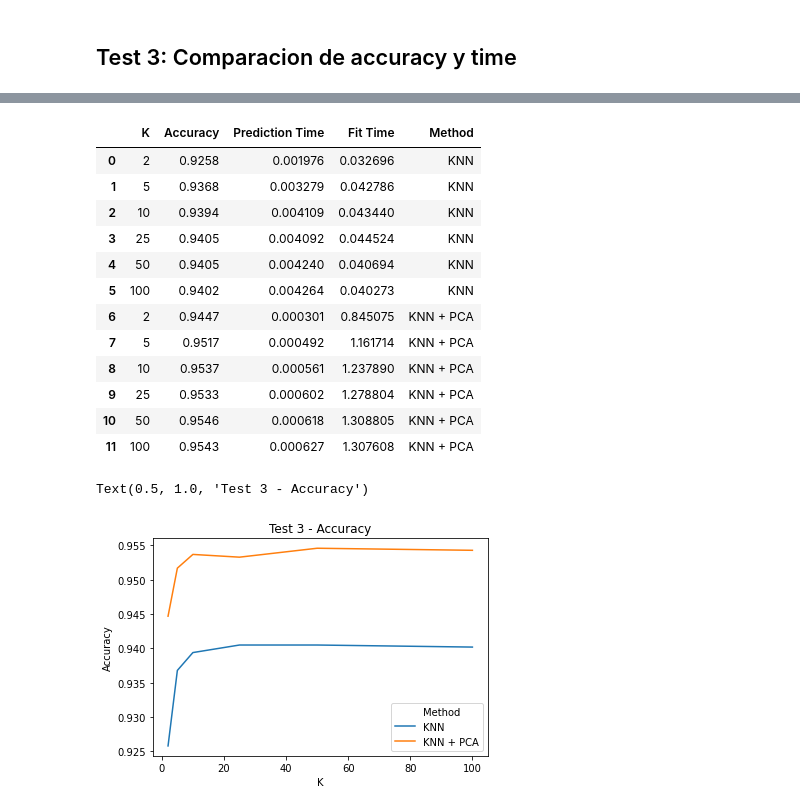
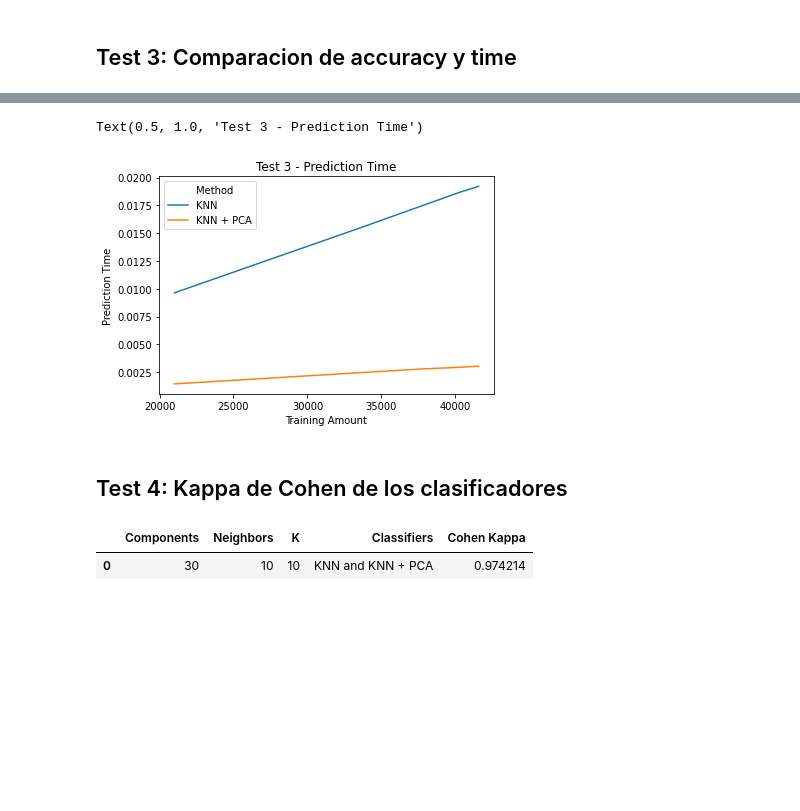
Before and after one commit to brianarrondo/metnum-tp2, a Jupyter notebook: notebooks/graphics.ipynb, the cells around one changed output, grey strips where cells are left out. Cells and saved outputs as stored; diff of their text form; code cells hidden in the pictures; blank space fills up the shorter version.

Commit message:
Test 4 y cambios definitivos en los test

```diff
--- a/notebooks/graphics.ipynb
+++ b/notebooks/graphics.ipynb
@@ -86,24 +120,15 @@ Text(0.5, 1.0, 'Test 2 - Fit Time')
+# %%
+sns.lineplot(x='Training Amount', y='Prediction Time', hue='Method', data=data)
+plt.title("Test 3 - Prediction Time")
+# %% [output]
+Text(0.5, 1.0, 'Test 3 - Prediction Time')
+[figure, added]
+# %% [markdown]
+## Test 4: Kappa de Cohen de los clasificadores
 # %%
-data = pd.read_csv('tests_csv/test3.csv')
+data = pd.read_csv('tests_csv/test4.csv')
 
 data
 # %% [output]
-|  | K | Accuracy | Prediction Time | Fit Time | Method |
-| 0 | 2 | 0.9258 | 0.001976 | 0.032696 | KNN |
-| 1 | 5 | 0.9368 | 0.003279 | 0.042786 | KNN |
-| 2 | 10 | 0.9394 | 0.004109 | 0.043440 | KNN |
-| 3 | 25 | 0.9405 | 0.004092 | 0.044524 | KNN |
-| 4 | 50 | 0.9405 | 0.004240 | 0.040694 | KNN |
-| 5 | 100 | 0.9402 | 0.004264 | 0.040273 | KNN |
-| 6 | 2 | 0.9447 | 0.000301 | 0.845075 | KNN + PCA |
-| 7 | 5 | 0.9517 | 0.000492 | 1.161714 | KNN + PCA |
-| 8 | 10 | 0.9537 | 0.000561 | 1.237890 | KNN + PCA |
-| 9 | 25 | 0.9533 | 0.000602 | 1.278804 | KNN + PCA |
-| 10 | 50 | 0.9546 | 0.000618 | 1.308805 | KNN + PCA |
-| 11 | 100 | 0.9543 | 0.000627 | 1.307608 | KNN + PCA |
+|  | Components | Neighbors | K | Classifiers | Cohen Kappa |
+| 0 | 30 | 10 | 10 | KNN and KNN + PCA | 0.974214 |
-# %%
-sns.lineplot(x='K', y='Accuracy', hue='Method', data=data)
-plt.title("Test 3 - Accuracy")
-# %% [output]
-Text(0.5, 1.0, 'Test 3 - Accuracy')
-[figure, removed]
```
Also changed, not shown: parts of 5 cells of this notebook, 2 other files.
